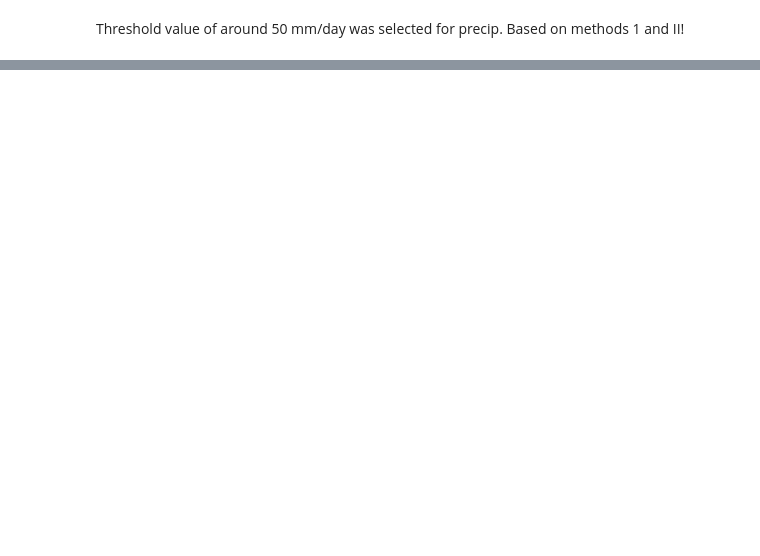
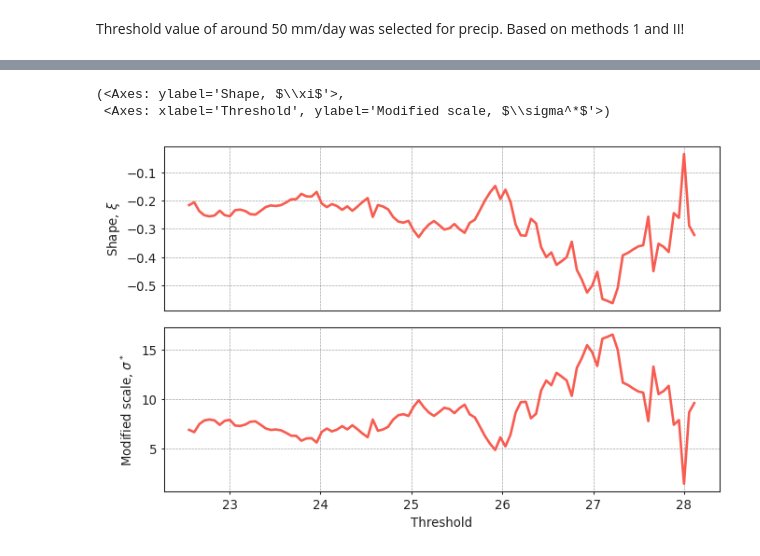
Before and after one commit to AsthanaShivanshi/Processing_and_Analysis_Scripts, a Jupyter notebook: Stats_EVT/Threshold_Plus_POT.ipynb, the cells around one changed output, grey strips where cells are left out. Drawn from its saved outputs; the diff is of its cells as text; code cells hidden in the pictures; blank space fills up the shorter version.

```diff
--- a/Stats_EVT/Threshold_Plus_POT.ipynb
+++ b/Stats_EVT/Threshold_Plus_POT.ipynb
@@ -91,0 +211,6 @@ Threshold value of around 50 mm/day was selected for precip. Based on methods 1
+# %%
+plot_parameter_stability(temp_series_hr_pd) #Stabilises around 25 degrees as the threshold and the higher variance with increasing threshold
+# %% [output]
+(<Axes: ylabel='Shape, $\\xi$'>,
+ <Axes: xlabel='Threshold', ylabel='Modified scale, $\\sigma^*$'>)
+[figure, added]
```
Also changed, not shown: parts of 31 cells of this notebook, 1 other file.
